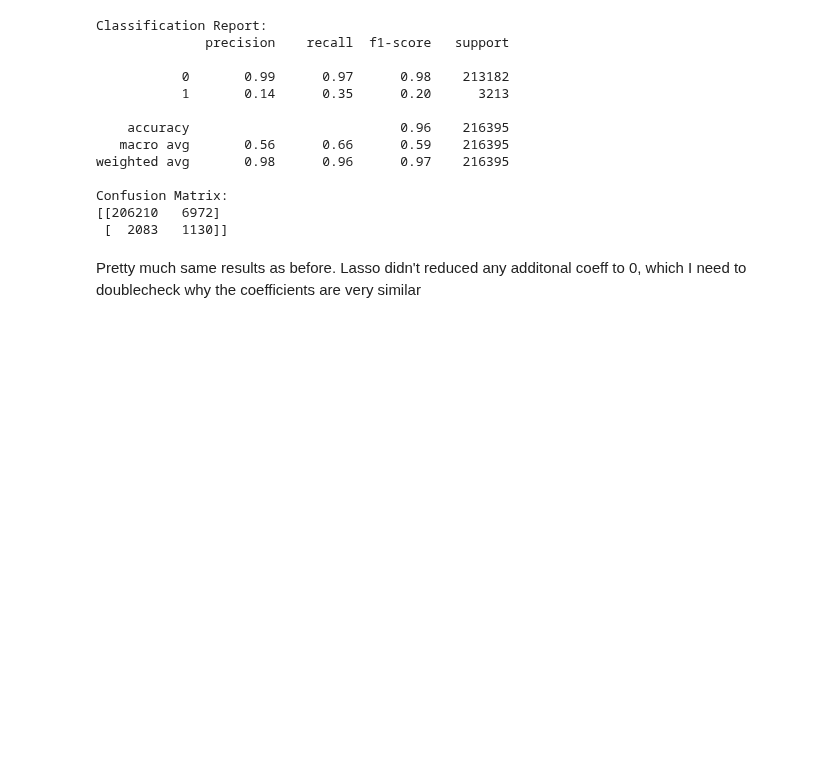
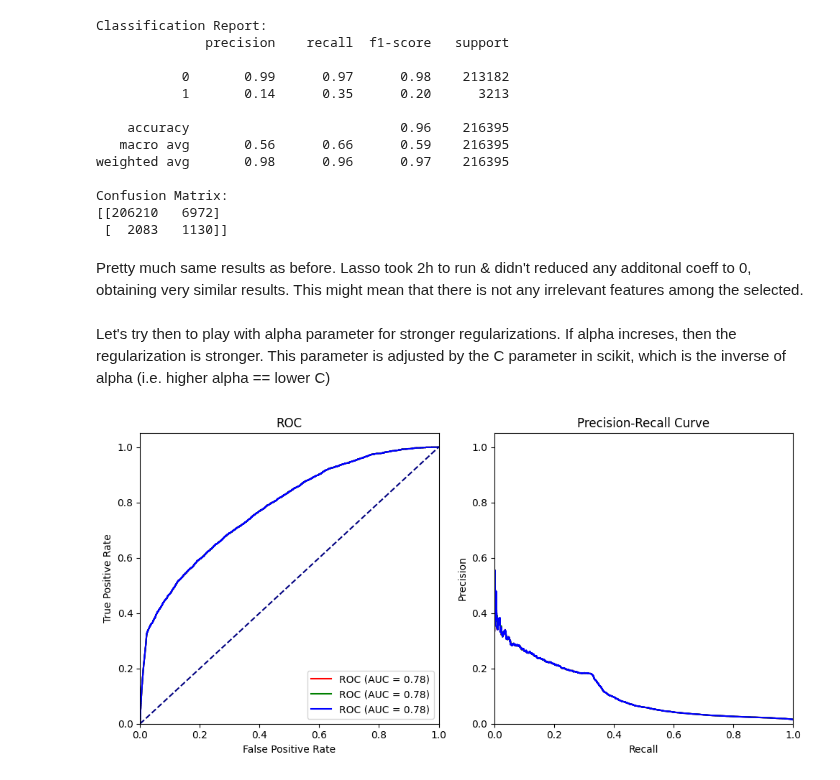
Before and after one commit to dan1dr/zrive-ds, a Jupyter notebook: src/module_3/push_exploration.ipynb, the cells around one changed output. Saved outputs shown, nothing was run; the diff lists cells and outputs as text; code cells hidden in the pictures; blank space fills up the shorter version.

```diff
--- a/src/module_3/push_exploration.ipynb
+++ b/src/module_3/push_exploration.ipynb
@@ -839,4 +882,69 @@ Confusion Matrix:
 [[206210   6972]
  [  2083   1130]]
 # %% [markdown]
-Pretty much same results as before. Lasso didn't reduced any additonal coeff to 0, which I need to doublecheck why the coefficients are very similar
+Pretty much same results as before. Lasso took 2h to run & didn't reduced any additonal coeff to 0, obtaining very similar results. This might mean that there is not any irrelevant features among the selected.
+# %% [markdown]
+Let's try then to play with alpha parameter for stronger regularizations. If alpha increses, then the regularization is stronger. This parameter is adjusted by the C parameter in scikit, which is the inverse of alpha (i.e. higher alpha == lower C)
+# %%
+X = final_data.drop(columns='outcome')
+y = final_data['outcome']
+
+scaler = StandardScaler()
+X = scaler.fit_transform(X)
+
+# Split again
+X_train, X_temp, y_train, y_temp = train_test_split(X, y, test_size=0.2, random_state=33)
+X_val, X_test, y_val, y_test = train_test_split(X_temp, y_temp, test_size=0.5, random_state=33)
+
+model1 = LogisticRegression(C=0.5, class_weight='balanced')
+model2 = LogisticRegression(C=0.1, class_weight='balanced')
+model3 = LogisticRegression(C=0.01, class_weight='balanced')
+
+model1.fit(X_train, y_train)
+model2.fit(X_train, y_train)
+model3.fit(X_train, y_train)
+# %%
+# Models with different values of C
+models = [model1, model2, model3]
+colors = ['r', 'g', 'b']
+
+plt.figure(figsize=(10, 5))
+
+# For each model, calculate and plot ROC and Precision-Recall curves
+for i, model in enumerate(models):
+    # Calculate probabilities for the positive class
+    y_val_probs = model.predict_proba(X_val)[:, 1]
+
+    # ROC Curve
+    fpr_val, tpr_val, _ = roc_curve(y_val, y_val_probs)
+    roc_auc_val = auc(fpr_val, tpr_val)  # Calculate AUC
+
+    plt.subplot(1, 2, 1)
+    plt.plot(fpr_val, tpr_val, label=f'ROC (AUC = {roc_auc_val:.2f})', color=colors[i])
+
+    # Precision-Recall Curve
+    precision_val, recall_val, _ = precision_recall_curve(y_val, y_val_probs)
+
+    plt.subplot(1, 2, 2)
+    plt.plot(recall_val, precision_val, color=colors[i])
+
+plt.subplot(1, 2, 1)
+plt.plot([0, 1], [0, 1], color='navy', linestyle='--')
+plt.xlim([0.0, 1.0])
+plt.ylim([0.0, 1.05])
+plt.xlabel('False Positive Rate')
+plt.ylabel('True Positive Rate')
+plt.title('ROC')
+plt.legend(loc="lower right")
+
+plt.subplot(1, 2, 2)
+plt.xlim([0.0, 1.0])
+plt.ylim([0.0, 1.05])
+plt.xlabel('Recall')
+plt.ylabel('Precision')
+plt.title('Precision-Recall Curve')
+
+plt.tight_layout()
+plt.show()
+# %% [output]
+[figure, added]
```
Also changed, not shown: parts of 43 cells of this notebook.
